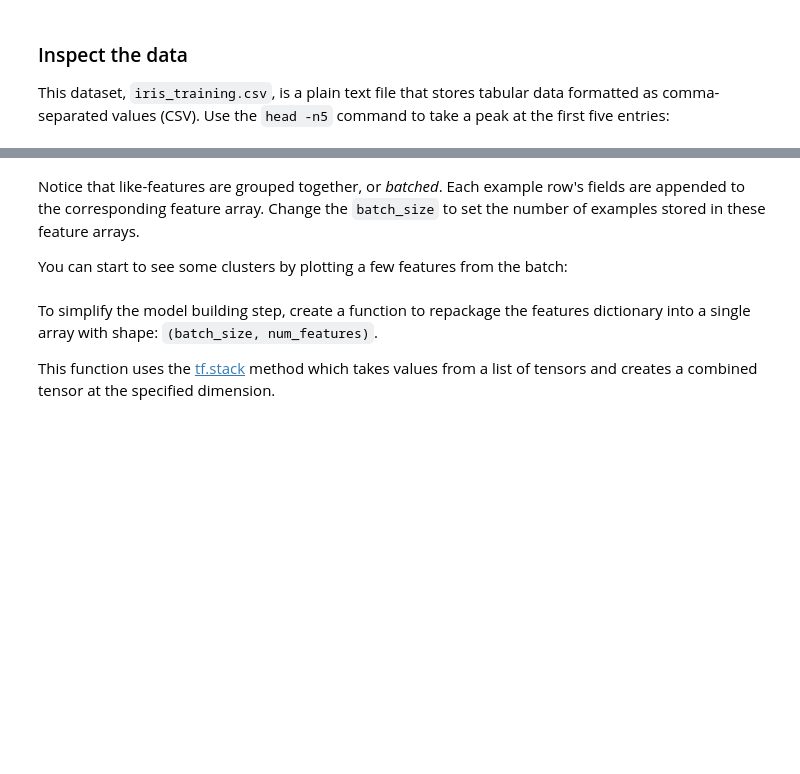
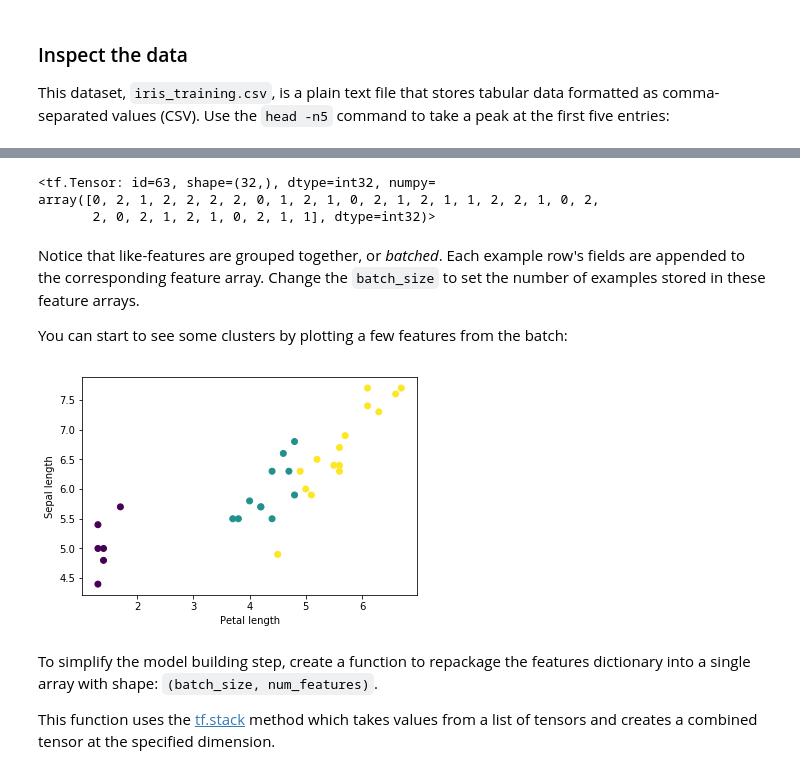
Before and after one commit to reedv/tensorflow-tutorials-refactored, a Jupyter notebook: research-and-experimentation/custom_training_walkthrough.ipynb, the cells around one changed output, grey strips where cells are left out. Saved outputs shown, nothing was run; the diff lists cells and outputs as text; code cells hidden in the pictures; blank space fills up the shorter version.

```diff
--- a/research-and-experimentation/custom_training_walkthrough.ipynb
+++ b/research-and-experimentation/custom_training_walkthrough.ipynb
@@ -167,15 +219,25 @@ features
+# %%
+pp.pprint(labels)
+
+assert labels.shape[0] == batch_size
+# %% [output]
+<tf.Tensor: id=63, shape=(32,), dtype=int32, numpy=
+array([0, 2, 1, 2, 2, 2, 2, 0, 1, 2, 1, 0, 2, 1, 2, 1, 1, 2, 2, 1, 0, 2,
+       2, 0, 2, 1, 2, 1, 0, 2, 1, 1], dtype=int32)>
 # %% [markdown]
 Notice that like-features are grouped together, or *batched*. Each example row's fields are appended to the corresponding feature array. Change the `batch_size` to set the number of examples stored in these feature arrays.
 
 You can start to see some clusters by plotting a few features from the batch:
 # %%
-plt.scatter(features['petal_length'],
-            features['sepal_length'],
-            c=labels,
+scatter_x, scatter_y, color_groups = features['petal_length'], features['sepal_length'], labels
+plt.scatter(scatter_x, scatter_y,
+            c=color_groups,
             cmap='viridis')
 
 plt.xlabel("Petal length")
 plt.ylabel("Sepal length");
+# %% [output]
+[figure, added]
 # %% [markdown]
 To simplify the model building step, create a function to repackage the features dictionary into a single array with shape: `(batch_size, num_features)`.
 
```
Also changed, not shown: parts of 41 cells of this notebook.
